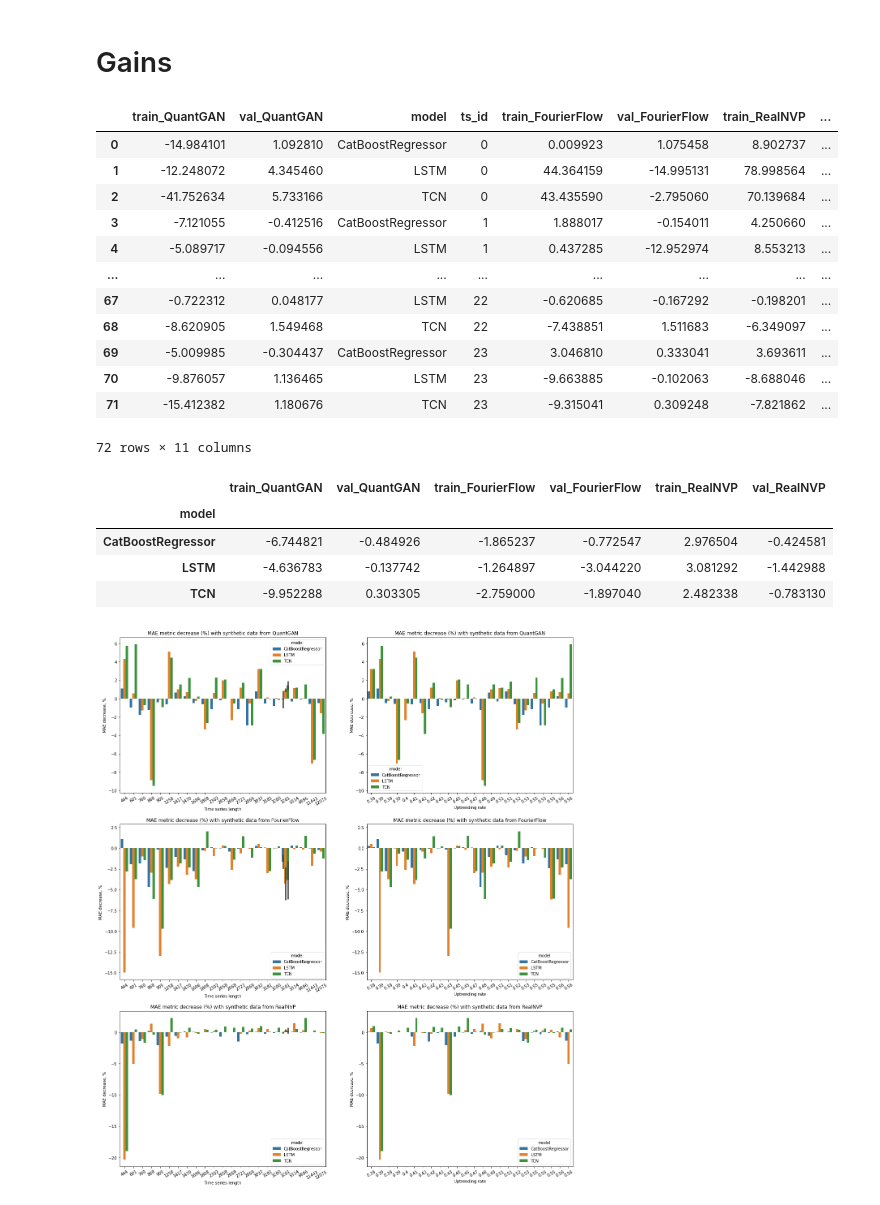
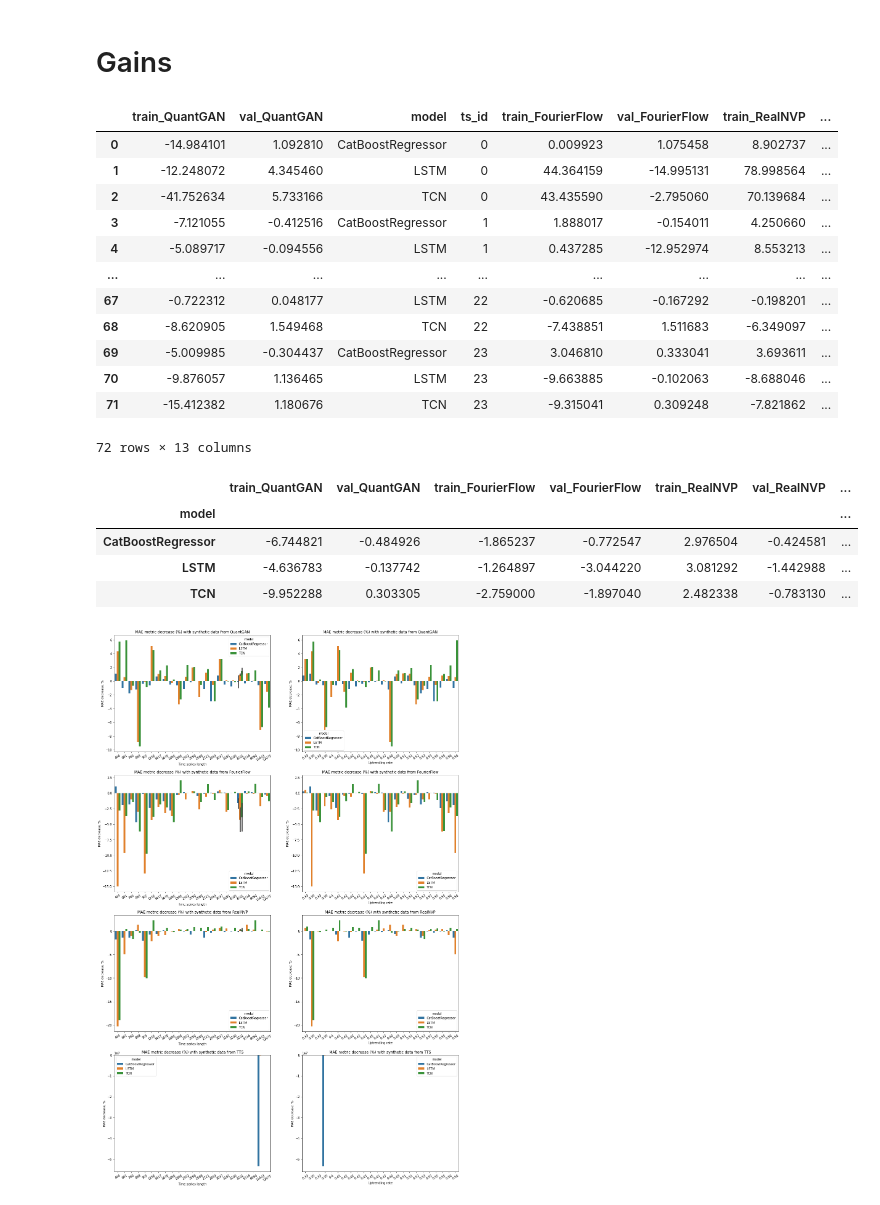
Before and after one commit to timetoai/TimeDiffusion_synth, a Jupyter notebook: results_visualization.ipynb, the cells around one changed output. Saved outputs shown, nothing was run; the diff lists cells and outputs as text; code cells hidden in the pictures.

```diff
--- a/results_visualization.ipynb
+++ b/results_visualization.ipynb
@@ -39,6 +39,3 @@ results
 | 22 | 0.024266 | 0.029026 | CatBoostRegressor | TTS GAN synthetic data |
 | 23 | 0.018841 | 0.008929 | CatBoostRegressor | TTS GAN synthetic data |
 360 rows × 4 columns
-# %%
-print(results[results.results_type == "TTS GAN synthetic data"].groupby("model").mean())
-results = results[results.results_type != "TTS GAN synthetic data"]
@@ -128,32 +106,32 @@ gains
 | 69 | -5.009985 | -0.304437 | CatBoostRegressor | 23 | 3.046810 | 0.333041 | 3.693611 | ... |
 | 70 | -9.876057 | 1.136465 | LSTM | 23 | -9.663885 | -0.102063 | -8.688046 | ... |
 | 71 | -15.412382 | 1.180676 | TCN | 23 | -9.315041 | 0.309248 | -7.821862 | ... |
-72 rows × 11 columns
+72 rows × 13 columns
 # %%
 gains.groupby(["model"]).mean().drop(columns=["ts_id", "length", "uptrending_rate"])
 # %% [output]
-|  | train_QuantGAN | val_QuantGAN | train_FourierFlow | val_FourierFlow | train_RealNVP | val_RealNVP |
-| model |  |  |  |  |  |  |
-| CatBoostRegressor | -6.744821 | -0.484926 | -1.865237 | -0.772547 | 2.976504 | -0.424581 |
-| LSTM | -4.636783 | -0.137742 | -1.264897 | -3.044220 | 3.081292 | -1.442988 |
-| TCN | -9.952288 | 0.303305 | -2.759000 | -1.897040 | 2.482338 | -0.783130 |
+|  | train_QuantGAN | val_QuantGAN | train_FourierFlow | val_FourierFlow | train_RealNVP | val_RealNVP | ... |
+| model |  |  |  |  |  |  | ... |
+| CatBoostRegressor | -6.744821 | -0.484926 | -1.865237 | -0.772547 | 2.976504 | -0.424581 | ... |
+| LSTM | -4.636783 | -0.137742 | -1.264897 | -3.044220 | 3.081292 | -1.442988 | ... |
+| TCN | -9.952288 | 0.303305 | -2.759000 | -1.897040 | 2.482338 | -0.783130 | ... |
 # %%
-synth_models = ["QuantGAN", "FourierFlow", "RealNVP"]
+synth_models = ["QuantGAN", "FourierFlow", "RealNVP", "TTS"]
 fig, axs = plt.subplots(len(synth_models), 2, figsize=(20, 8 * len(synth_models)))
 
 for i in range(len(synth_models)):
     sns.barplot(data=gains, x="length", y=f"val_{synth_models[i]}", hue="model", ax=axs[i][0])
     axs[i][0].set_xlabel("Time series length")
     axs[i][0].set_xticklabels(sorted(gains["length"].unique()), rotation=30)
     axs[i][0].set_ylabel("MAE decrease, %")
 
     sns.barplot(data=gains, x="uptrending_rate", y=f"val_{synth_models[i]}", hue="model", ax=axs[i][1])
     axs[i][1].set_xlabel("Uptrending rate")
     axs[i][1].set_xticklabels(map(lambda x: round(x, 2), sorted(gains.uptrending_rate.unique())), rotation=30)
     axs[i][1].set_ylabel("MAE decrease, %")
 
     for j in range(2): axs[i][j].set_title(f"MAE metric decrease (%) with synthetic data from {synth_models[i]}")
 
 plt.show()
 # %% [output]
-[figure, old version]
+[figure, new version]
```
Also changed, not shown: parts of 5 cells of this notebook.
